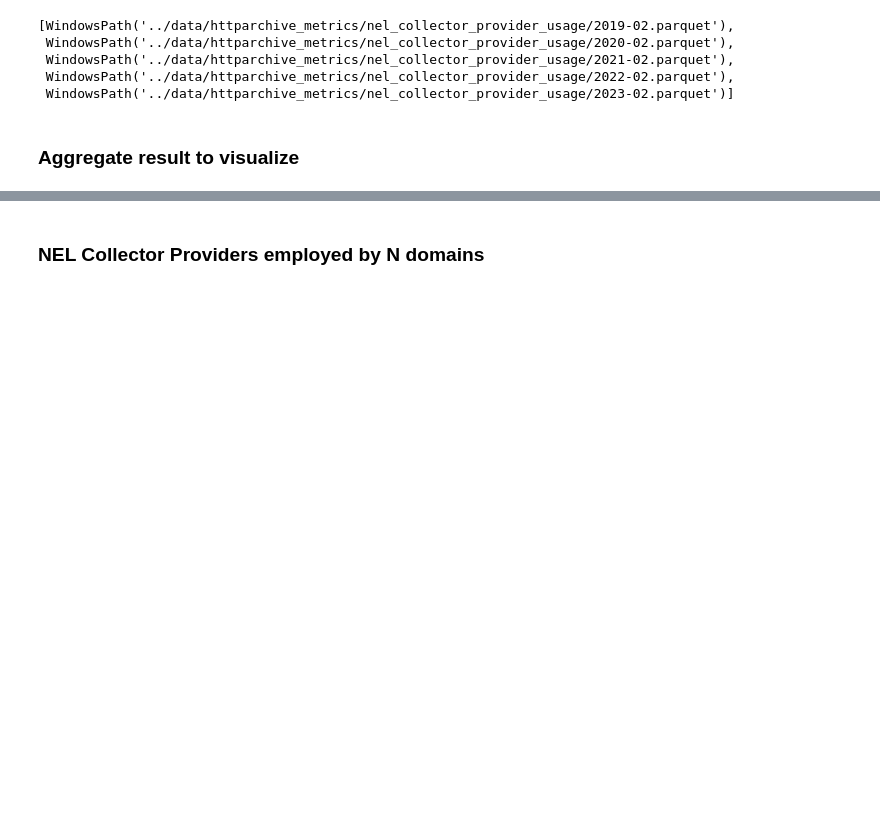
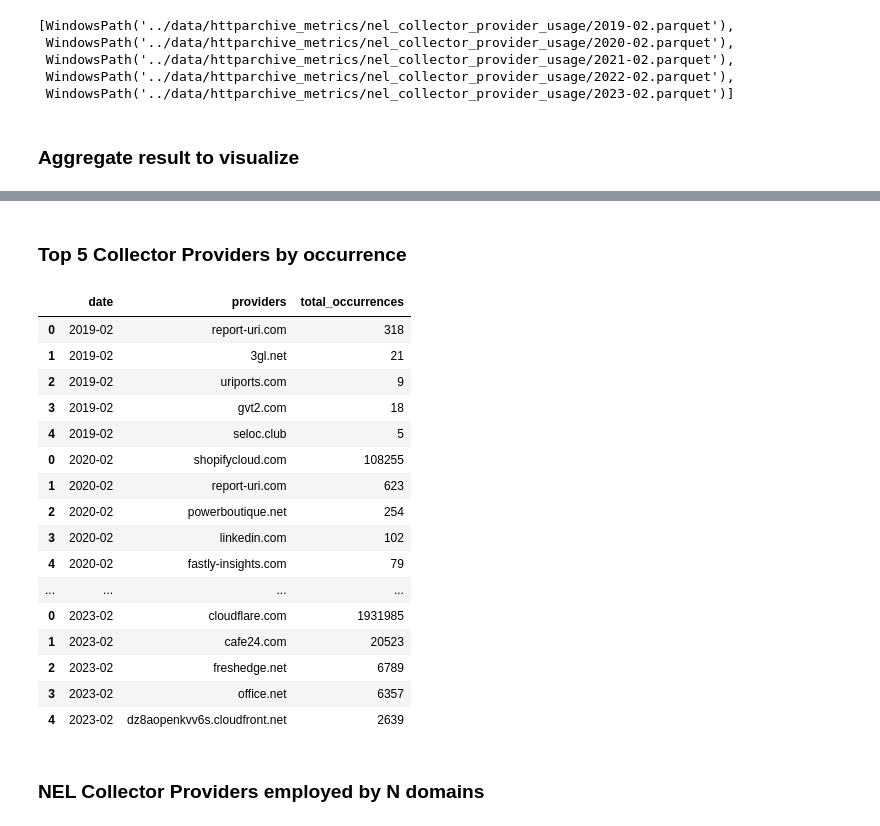
Before and after one commit to JurikMatej/IBP-NEL-Analysis-Scripts, a Jupyter notebook: results/result_nel_collector_provider_usage.ipynb, the cells around one changed output, grey strips where cells are left out. Saved outputs shown, nothing was run; the diff lists cells and outputs as text; code cells hidden in the pictures; blank space fills up the shorter version.

```diff
--- a/results/result_nel_collector_provider_usage.ipynb
+++ b/results/result_nel_collector_provider_usage.ipynb
@@ -72,3 +125,39 @@ result[result.index < 5][['date_formatted', 'providers', 'as_primary', 'share_as
+# %% [markdown]
+### Top 5 Collector Providers by occurrence
+# %%
+occurrence_data = result[['date', 'providers', 'as_primary', 'as_secondary', 'among_fallback']]
+
+top_5_data = pd.DataFrame()
+for month in dates_to_visualize:
+    monthly_data = occurrence_data[occurrence_data['date'] == month].copy()
+
+    monthly_data['total_occurrences'] = monthly_data['as_primary'] + monthly_data['as_secondary'] + monthly_data['among_fallback']
+    monthly_data.drop(columns=['as_primary', 'as_secondary', 'among_fallback'], inplace=True)
+
+    monthly_data.reset_index(drop=True, inplace=True)
+
+    top_5_data = pd.concat([top_5_data, monthly_data])
+
+top_5_data = top_5_data[top_5_data.index < 5]
+top_5_data
+# %% [output]
+|  | date | providers | total_occurrences |
+| 0 | 2019-02 | report-uri.com | 318 |
+| 1 | 2019-02 | 3gl.net | 21 |
+| 2 | 2019-02 | uriports.com | 9 |
+| 3 | 2019-02 | gvt2.com | 18 |
+| 4 | 2019-02 | seloc.club | 5 |
+| 0 | 2020-02 | shopifycloud.com | 108255 |
+| 1 | 2020-02 | report-uri.com | 623 |
+| 2 | 2020-02 | powerboutique.net | 254 |
+| 3 | 2020-02 | linkedin.com | 102 |
+| 4 | 2020-02 | fastly-insights.com | 79 |
+| ... | ... | ... | ... |
+| 0 | 2023-02 | cloudflare.com | 1931985 |
+| 1 | 2023-02 | cafe24.com | 20523 |
+| 2 | 2023-02 | freshedge.net | 6789 |
+| 3 | 2023-02 | office.net | 6357 |
+| 4 | 2023-02 | dz8aopenkvv6s.cloudfront.net | 2639 |
 # %% [markdown]
 ### NEL Collector Providers employed by N domains
 # %%
```
Also changed, not shown: parts of 8 cells of this notebook.
